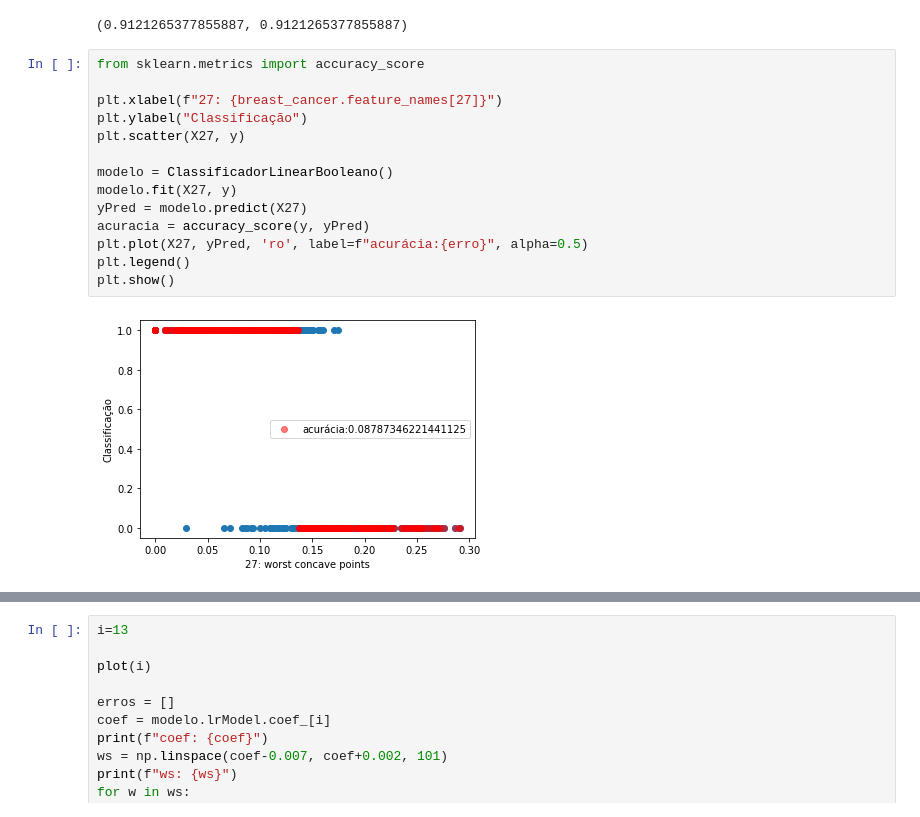
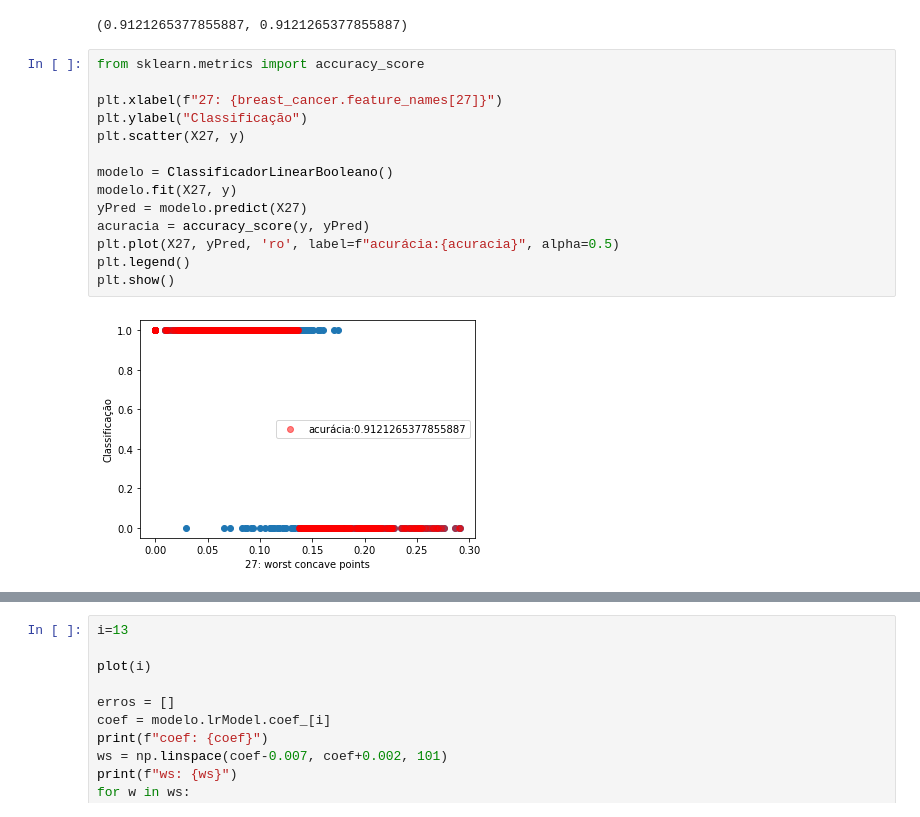
Before and after one commit to arthurclucas/ReconhecimentoPadroes, a Jupyter notebook: notas_de_aula/notebook03-classificacao.ipynb, the cells around one changed output, grey strips where cells are left out. Saved outputs shown, nothing was run; the diff lists cells and outputs as text.

```diff
--- a/notas_de_aula/notebook03-classificacao.ipynb
+++ b/notas_de_aula/notebook03-classificacao.ipynb
@@ -82,16 +81,16 @@ acuracia, 1-erro
 # %%
 from sklearn.metrics import accuracy_score
 
 plt.xlabel(f"27: {breast_cancer.feature_names[27]}")
 plt.ylabel("Classificação")
 plt.scatter(X27, y)
 
 modelo = ClassificadorLinearBooleano()
 modelo.fit(X27, y)
 yPred = modelo.predict(X27)
 acuracia = accuracy_score(y, yPred)
-plt.plot(X27, yPred, 'ro', label=f"acurácia:{erro}", alpha=0.5)
+plt.plot(X27, yPred, 'ro', label=f"acurácia:{acuracia}", alpha=0.5)
 plt.legend()
 plt.show()
 # %% [output]
-[figure, old version]
+[figure, new version]
```
Also changed, not shown: parts of 13 cells of this notebook, 2 other files.
